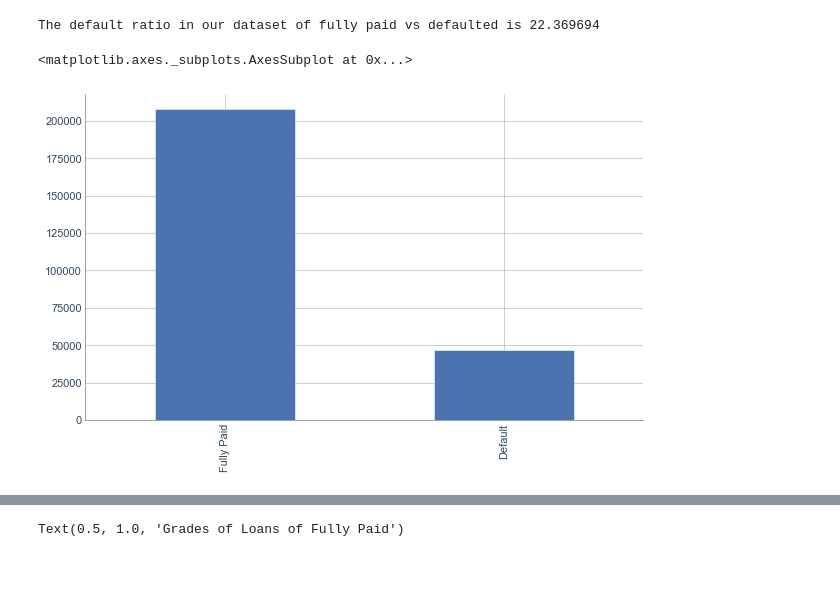
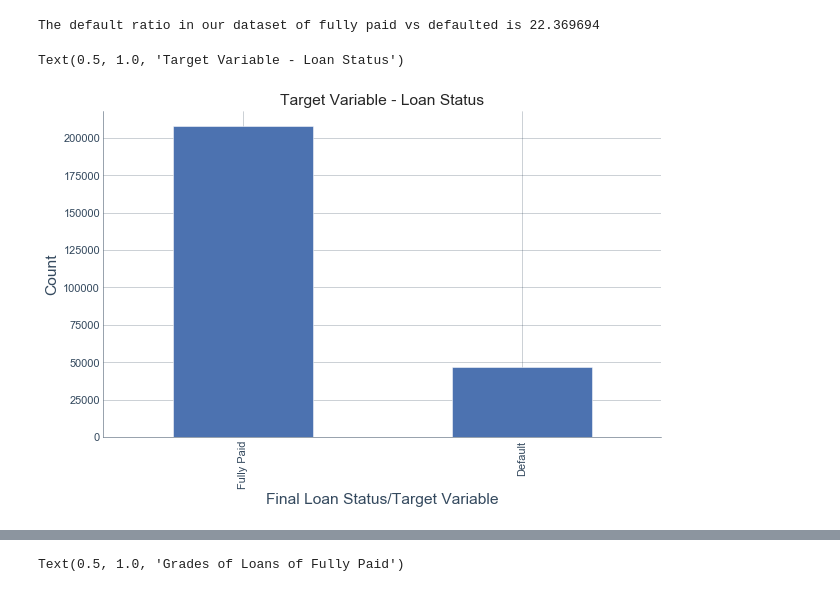
Before and after one commit to vanditnarula123/SpringBoard, a Jupyter notebook: Consolidated Lending Club Project 1.ipynb, the cells around one changed output, grey strips where cells are left out. Cells and saved outputs as stored; diff of their text form; code cells hidden in the pictures.

```diff
--- a/Consolidated Lending Club Project 1.ipynb
+++ b/Consolidated Lending Club Project 1.ipynb
@@ -308,11 +399,14 @@ print('The default ratio in our dataset of fully paid vs defaulted is %f' %(defa
 The default ratio in our dataset of fully paid vs defaulted is 22.369694
 # %%
 df.loan_status.value_counts().plot(kind='bar')
+plt.xlabel('Final Loan Status/Target Variable')
+plt.ylabel('Count')
+plt.title('Target Variable - Loan Status')
 
 #slightly imbalanced dataset
 # %% [output]
-<matplotlib.axes._subplots.AxesSubplot at 0x...>
+Text(0.5, 1.0, 'Target Variable - Loan Status')
-[figure, old version]
+[figure, new version]
 # %%
 df_default=df[df['loan_status'] == 'Default']
 df_fullypaid = df[df['loan_status'] == 'Fully Paid']
```
Also changed, not shown: parts of 44 cells of this notebook, 1 other file.
